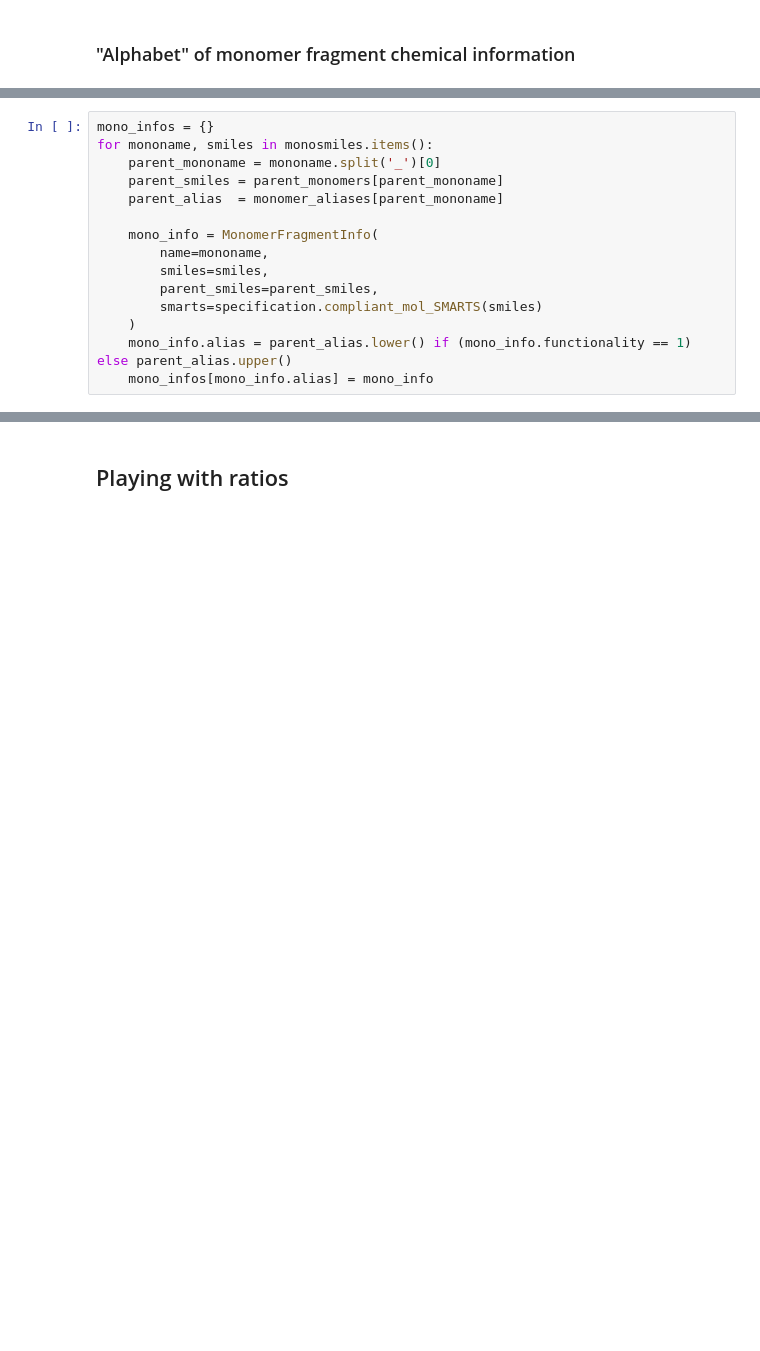
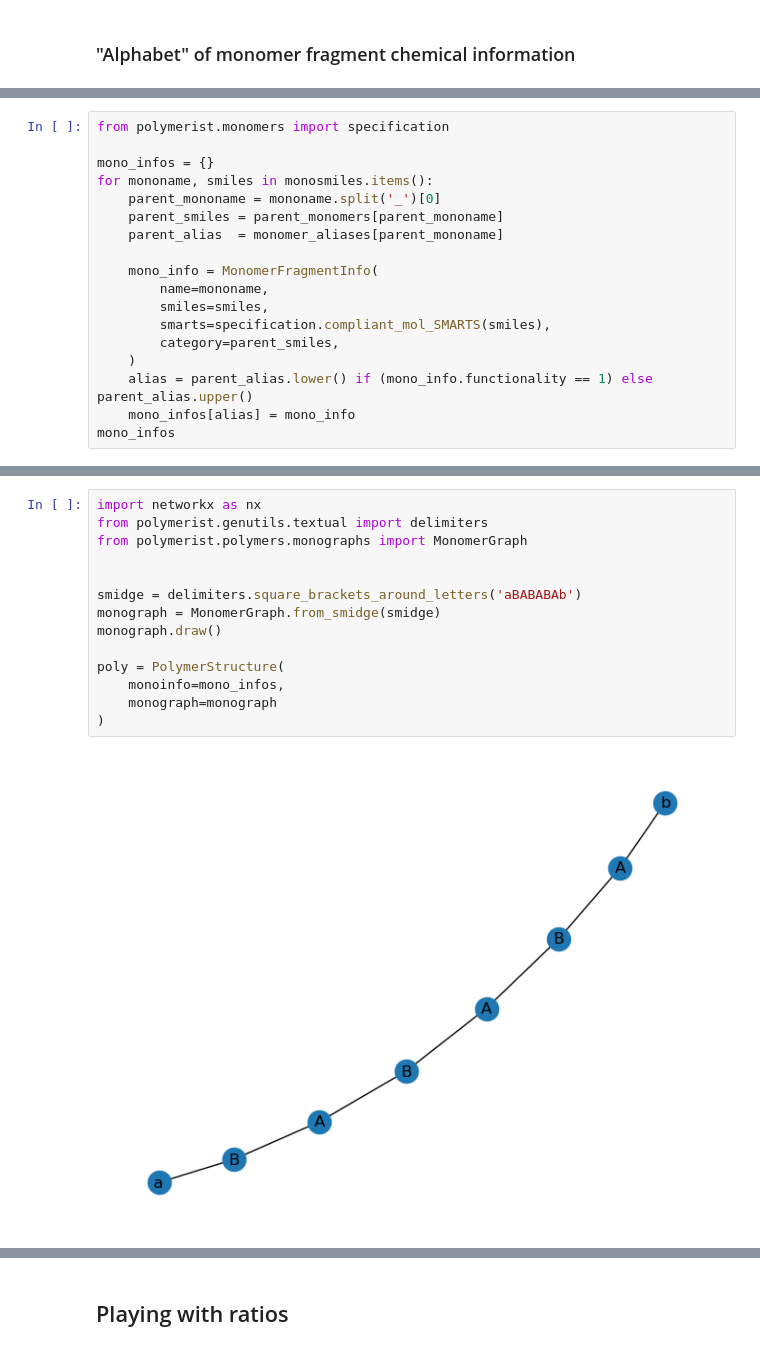
Before and after one commit to timbernat/polymer_workbench, a Jupyter notebook: new_feature_dev.ipynb, the cells around one changed output, grey strips where cells are left out. Drawn from its saved outputs; the diff is of its cells as text; blank space fills up the shorter version.

```diff
--- a/new_feature_dev.ipynb
+++ b/new_feature_dev.ipynb
@@ -192,4 +355,6 @@ monomer_aliases = {
 # %%
+from polymerist.monomers import specification
+
 mono_infos = {}
 for mononame, smiles in monosmiles.items():
     parent_mononame = mononame.split('_')[0]
@@ -199,8 +364,9 @@ for mononame, smiles in monosmiles.items():
     mono_info = MonomerFragmentInfo(
         name=mononame,
         smiles=smiles,
-        parent_smiles=parent_smiles,
-        smarts=specification.compliant_mol_SMARTS(smiles)
+        smarts=specification.compliant_mol_SMARTS(smiles),
+        category=parent_smiles,
     )
-    mono_info.alias = parent_alias.lower() if (mono_info.functionality == 1) else parent_alias.upper()
-    mono_infos[mono_info.alias] = mono_info
+    alias = parent_alias.lower() if (mono_info.functionality == 1) else parent_alias.upper()
+    mono_infos[alias] = mono_info
+mono_infos
@@ -206,0 +382,16 @@ for mononame, smiles in monosmiles.items():
+# %%
+import networkx as nx
+from polymerist.genutils.textual import delimiters
+from polymerist.polymers.monographs import MonomerGraph
+
+
+smidge = delimiters.square_brackets_around_letters('aBABABAb')
+monograph = MonomerGraph.from_smidge(smidge)
+monograph.draw()
+
+poly = PolymerStructure(
+    monoinfo=mono_infos,
+    monograph=monograph
+)
+# %% [output]
+[figure, added]
```
Also changed, not shown: parts of 16 cells of this notebook.
